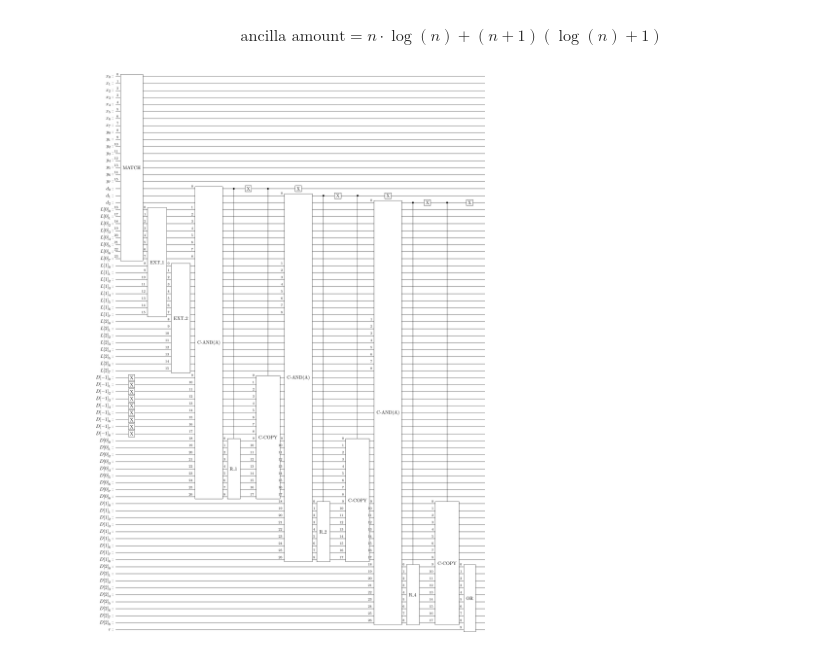
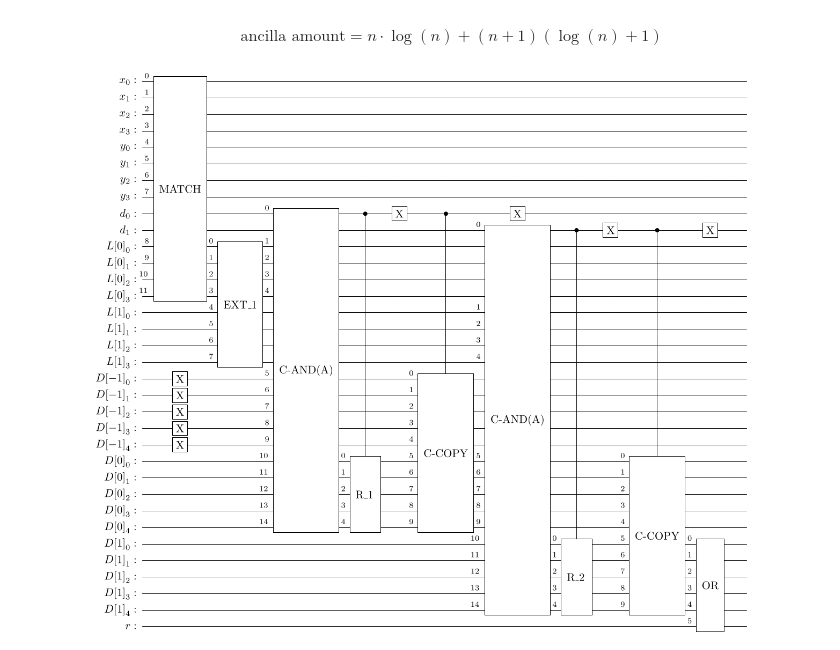
Before and after one commit to BoredDam/quantum-algorithms, a Jupyter notebook: Quantum-LCS/LCS-testing.ipynb, the cells around one changed output. Saved outputs shown, nothing was run; the diff lists cells and outputs as text; code cells hidden in the pictures.

Commit message:
feat: nearly finished, gotta cut on not-needed qubits

```diff
--- a/Quantum-LCS/LCS-testing.ipynb
+++ b/Quantum-LCS/LCS-testing.ipynb
@@ -17,7 +17,7 @@ def run(qc, shots=1024):
     """
     sim_backend = AerSimulator(method='matrix_product_state')
 
-    pm = generate_preset_pass_manager(backend=sim_backend)
+    pm = generate_preset_pass_manager(backend=sim_backend, optimization_level=2)
     isa_qc = pm.run(qc)
     sampler = Sampler(mode=sim_backend)
 
@@ -344,16 +344,6 @@ run(qc)
 $$\text{ancilla amount} = n \cdot \log(n) + (n+1)(\log(n)+1)$$
 # %%
 def SFC(n):
-    '''
-    builds the Fixed Substring Matching operator for inputs of size `n`
-
-    QUBITS NEEDED:
-    - `n` qubits for string x
-    - `n` qubits for string y
-    - `log_2(n)` qubits for string d
-    - ancilla qubits
-    - 1 result qubit
-    '''
     d_len = int(np.ceil(np.log2(n)))
     L_num = d_len
     qx = QuantumRegister(n, 'x')
@@ -380,35 +370,35 @@ def SFC(n):
     qc = qc.compose(match_operator(n), [*qx, *qy, *qL[0]])
 
     for i in range(L_num-1):
         qc = qc.compose(extension_operator(n, i+1), [*qL[i][:n], *qL[i+1]])
 
     #qc = qc.compose(updown_swap(d_len), qd)
 
 
     #qc.barrier()
 
 
     for i in range(d_len):
 
         qc = qc.compose(contr_bitwise_and_operator(n), [qd[i], *qL[i], *qD[i], *qD[i+1]])
 
         controlled_rot = quantum_rotation(n+1, 2**i).control(1)
         qc = qc.compose(controlled_rot, [qd[i], *qD[i+1]])
         qc.x(qd[i])
         controlled_copy = copy_operator(n+1).control(1)
         qc = qc.compose(controlled_copy, [qd[i],*qD[i], *qD[i+1]])
         qc.x(qd[i])
 
         #qc.barrier()
 
     qc = qc.compose(or_operator(n+1), [*qD[d_len], qr])
 
     return qc
 
-qc = SFC(8)
+qc = SFC(4)
 qc.draw('latex')
 # %% [output]
-[figure, old version]
+[figure, new version]
 # %%
 def FPM(n):
     '''
```
Also changed, not shown: parts of 4 cells of this notebook.
